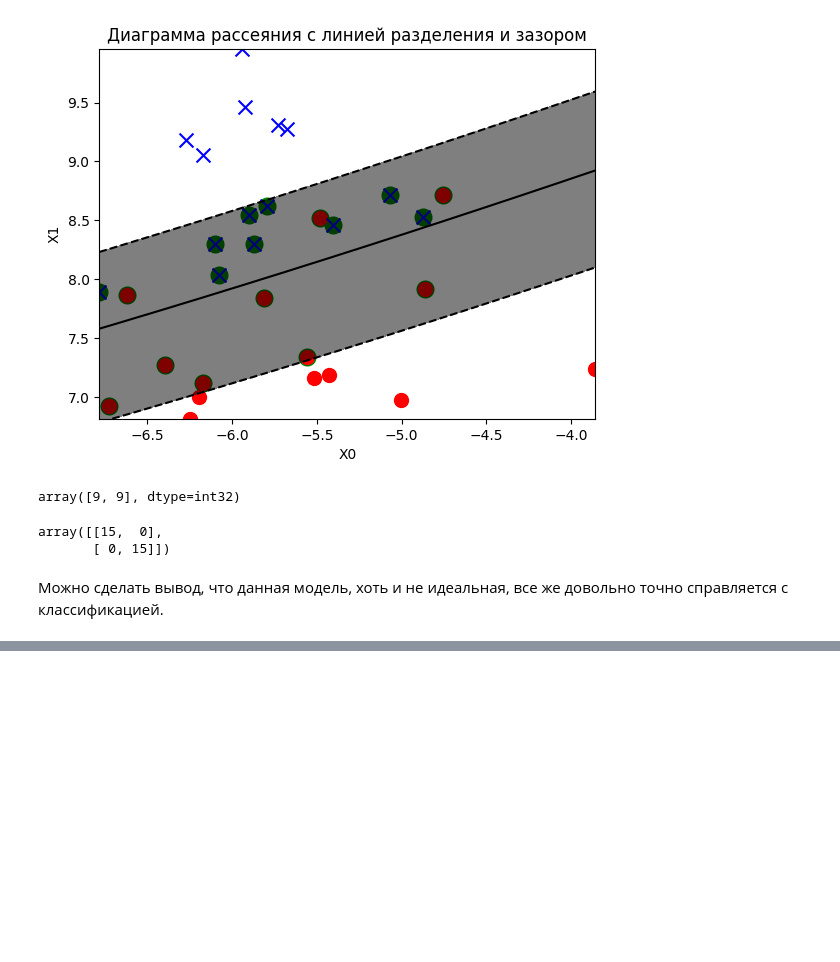
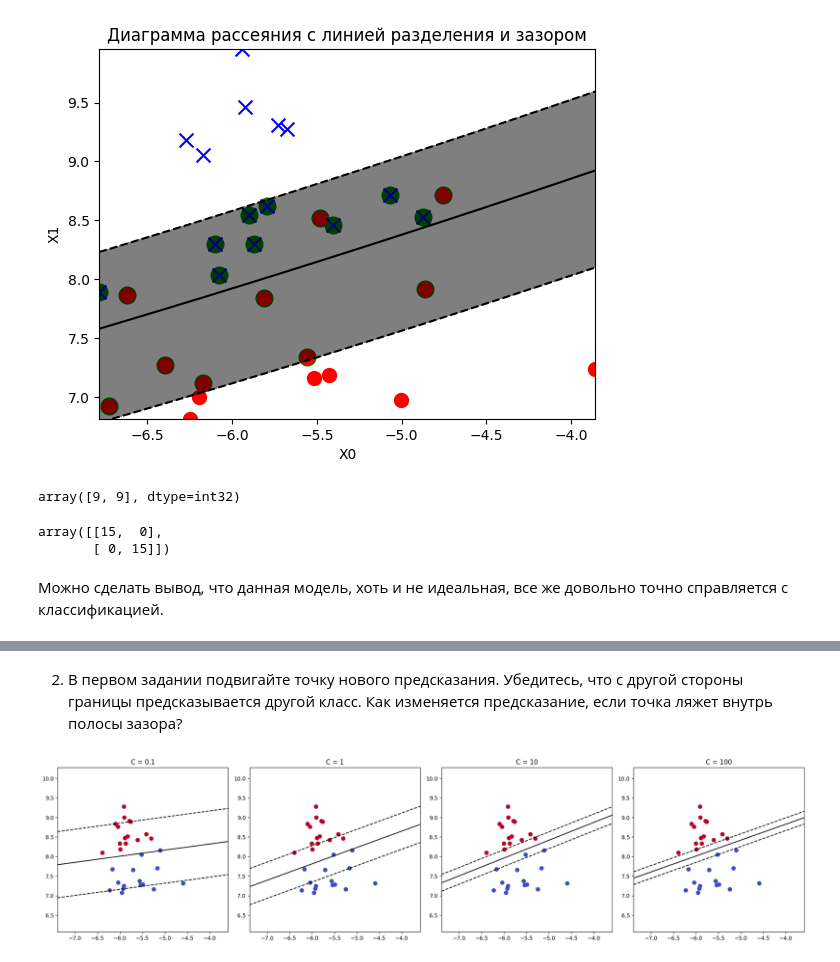
Before and after one commit to sashaarlinskaya/-_-, a Jupyter notebook: 22_11_24_Машинное_обучение.ipynb, the cells around one changed output, grey strips where cells are left out. Saved outputs shown, nothing was run; the diff lists cells and outputs as text; code cells hidden in the pictures; blank space fills up the shorter version.

```diff
--- a/22_11_24_Машинное_обучение.ipynb
+++ b/22_11_24_Машинное_обучение.ipynb
@@ -458,0 +741,36 @@ array([[15,  0],
+# %% [markdown]
+2. В первом задании подвигайте точку нового предсказания. Убедитесь, что с другой стороны границы предсказывается другой класс. Как изменяется предсказание, если точка ляжет внутрь полосы зазора?
+# %%
+from sklearn.svm import SVC
+from sklearn.datasets import make_blobs
+import numpy as np
+import matplotlib.pyplot as plt
+
+# Генерация линейно разделимого датасета
+X, y = make_blobs(n_features=2, n_samples=30, centers=2, random_state=5, cluster_std=0.4)
+
+# Эксперименты с разными значениями C
+C_values = [0.1, 1, 10, 100]
+fig, axes = plt.subplots(1, len(C_values), figsize=(20, 5))
+
+for i, C in enumerate(C_values):
+    svm = SVC(kernel='linear', C=C)
+    svm.fit(X, y)
+
+    # Построение сетки
+    xx, yy = np.meshgrid(
+        np.linspace(X[:, 0].min() - 1, X[:, 0].max() + 1, 500),
+        np.linspace(X[:, 1].min() - 1, X[:, 1].max() + 1, 500)
+    )
+    Z = svm.decision_function(np.c_[xx.ravel(), yy.ravel()])
+    Z = Z.reshape(xx.shape)
+
+    # Визуализация
+    axes[i].scatter(X[:, 0], X[:, 1], c=y, cmap='coolwarm', s=50)
+    axes[i].contour(xx, yy, Z, levels=[-1, 0, 1], linestyles=['--', '-', '--'], colors='k')
+    axes[i].set_title(f"C = {C}")
+
+plt.tight_layout()
+plt.show()
+# %% [output]
+[figure, added]
```
Also changed, not shown: parts of 16 cells of this notebook.
